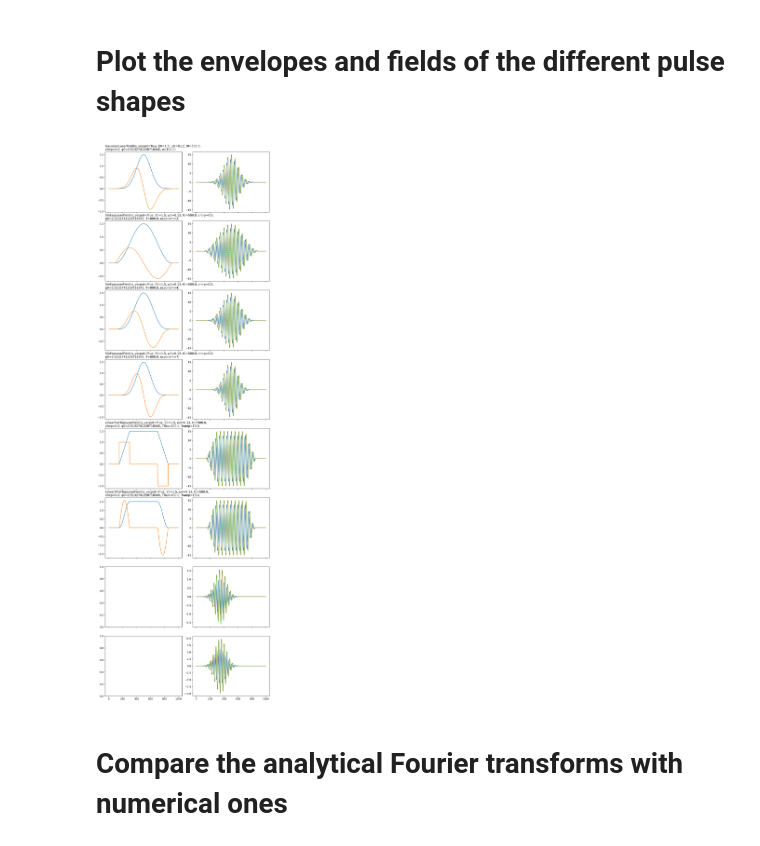
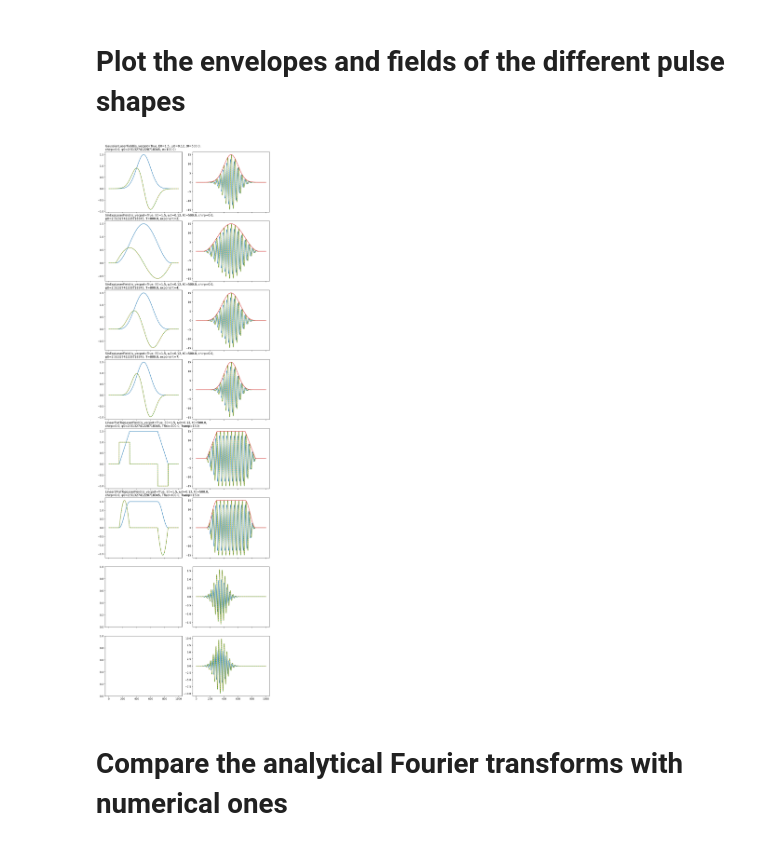
Before and after one commit to jfeist/pylaserfields, a Jupyter notebook: examples/examples.ipynb, the cells around one changed output. Cells and saved outputs as stored; diff of their text form; code cells hidden in the pictures.

```diff
--- a/examples/examples.ipynb
+++ b/examples/examples.ipynb
@@ -38,23 +39,27 @@ test_fields = [
 # %%
 fig,axs = plt.subplots(len(test_fields),2,figsize=(10,4*len(test_fields)),sharex=True)
 ts = np.linspace(0,1000,1001)
 for (lf,ax) in zip(test_fields,axs):
     try:
-        env, envpr = lf.envelope(ts-lf.t0)
+        env, envpr = lf._envelope(ts-lf.t0)
         ax[0].set_title(textwrap.fill(str(lf)),loc="left",fontsize=12)
         ax[0].plot(ts,env)
-        ax[0].plot(ts,       100*envpr)
-        ax[0].plot(ts[2:end],100*np.diff(env)/np.diff(ts),"--")
-    except:
+        ax[0].plot(ts,    100*envpr)
+        ax[0].plot(ts[1:],100*np.diff(env)/np.diff(ts),"--")
+    except NotImplementedError:
         pass
     E = lf(ts)
     A = lf.A(ts)
     ax[1].plot(ts,A)
     ax[1].plot(ts,10*E)
     ax[1].plot(ts[1:],10*-np.diff(A)/np.diff(ts),"--")
+    try:
+        ax[1].plot(ts,10*lf.envelope(ts))
+    except NotImplementedError:
+        pass
 fig.tight_layout(pad=0.5)
 # %% [output]
-[figure, old version]
+[figure, new version]
 # %% [markdown]
 # Compare the analytical Fourier transforms with numerical ones
 # %%
```
Also changed, not shown: parts of 5 cells of this notebook, 1 other file.
